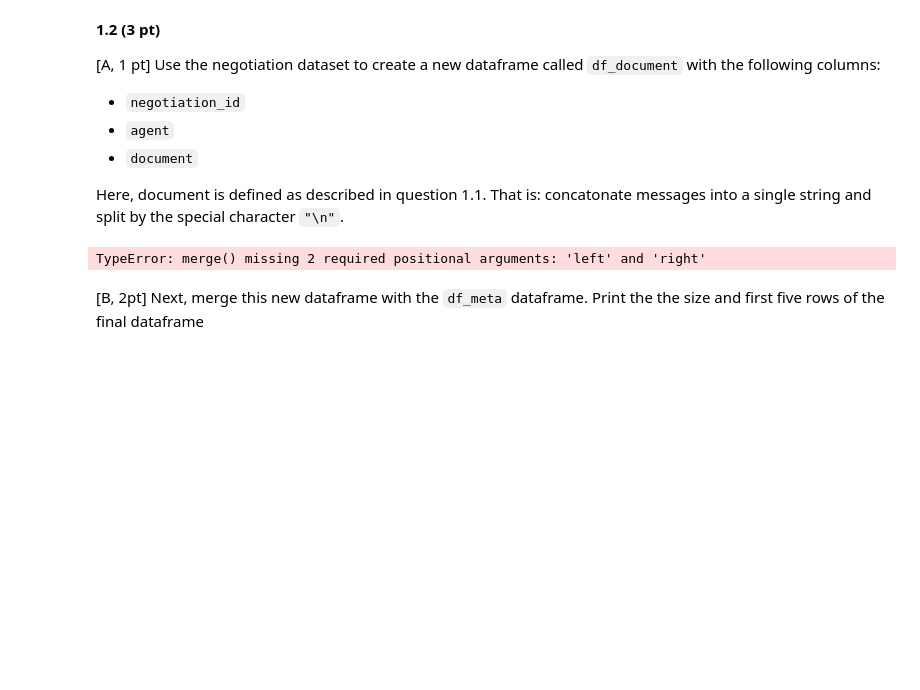
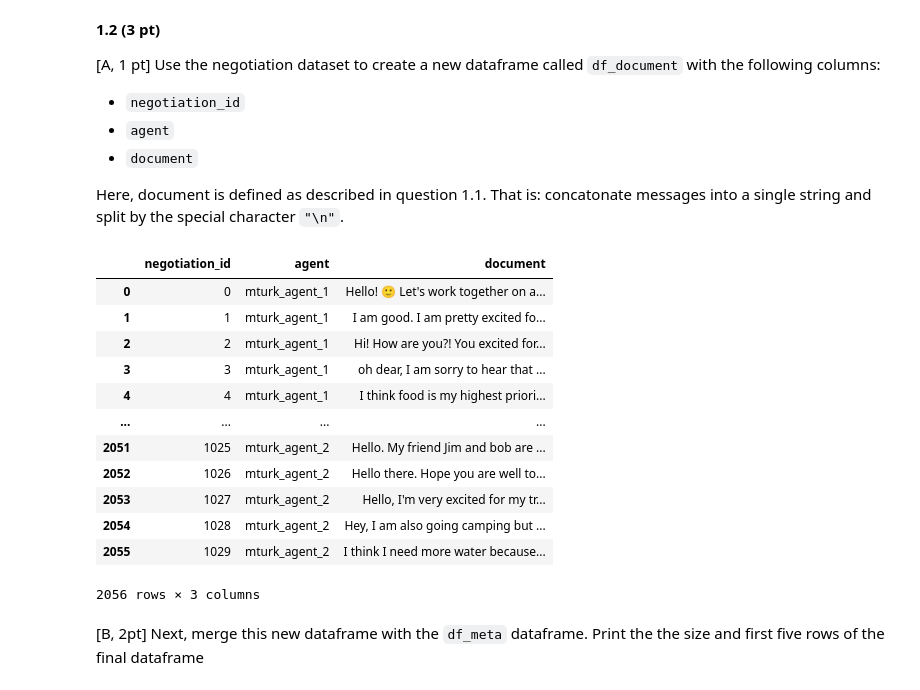
Before and after one commit to PabloVallbona/2024, a Jupyter notebook: Exam/exam.ipynb, the cells around one changed output. Saved outputs shown, nothing was run; the diff lists cells and outputs as text; code cells hidden in the pictures; blank space fills up the shorter version.

```diff
--- a/Exam/exam.ipynb
+++ b/Exam/exam.ipynb
@@ -63,9 +63,28 @@ df_meta.head()
 - `document`
 
 Here, document is defined as described in question 1.1. That is: concatonate messages into a single string and split by the special character `"\n"`.
-# %%
-pd.merge()
-# %% [output]
-TypeError: merge() missing 2 required positional arguments: 'left' and 'right'
+# %%
+df_document = df_negotiations.groupby(['agent', 'negotiation_id'])['message'].agg('\n '.join).reset_index()
+
+df_document.rename(columns={
+        'message': 'document'}, inplace=True)
+
+df_document = df_document[['negotiation_id', 'agent', 'document']]
+
+display(df_document)
+# %% [output]
+|  | negotiation_id | agent | document |
+| 0 | 0 | mturk_agent_1 | Hello! 🙂 Let's work together on a... |
+| 1 | 1 | mturk_agent_1 | I am good. I am pretty excited fo... |
+| 2 | 2 | mturk_agent_1 | Hi! How are you?! You excited for... |
+| 3 | 3 | mturk_agent_1 | oh dear, I am sorry to hear that ... |
+| 4 | 4 | mturk_agent_1 | I think food is my highest priori... |
+| ... | ... | ... | ... |
+| 2051 | 1025 | mturk_agent_2 | Hello. My friend Jim and bob are ... |
+| 2052 | 1026 | mturk_agent_2 | Hello there. Hope you are well to... |
+| 2053 | 1027 | mturk_agent_2 | Hello, I'm very excited for my tr... |
+| 2054 | 1028 | mturk_agent_2 | Hey, I am also going camping but ... |
+| 2055 | 1029 | mturk_agent_2 | I think I need more water because... |
+2056 rows × 3 columns
 # %% [markdown]
 [B, 2pt] Next, merge this new dataframe with the `df_meta` dataframe. Print the the size and first five rows of the final dataframe
```
Also changed, not shown: parts of 3 cells of this notebook.
